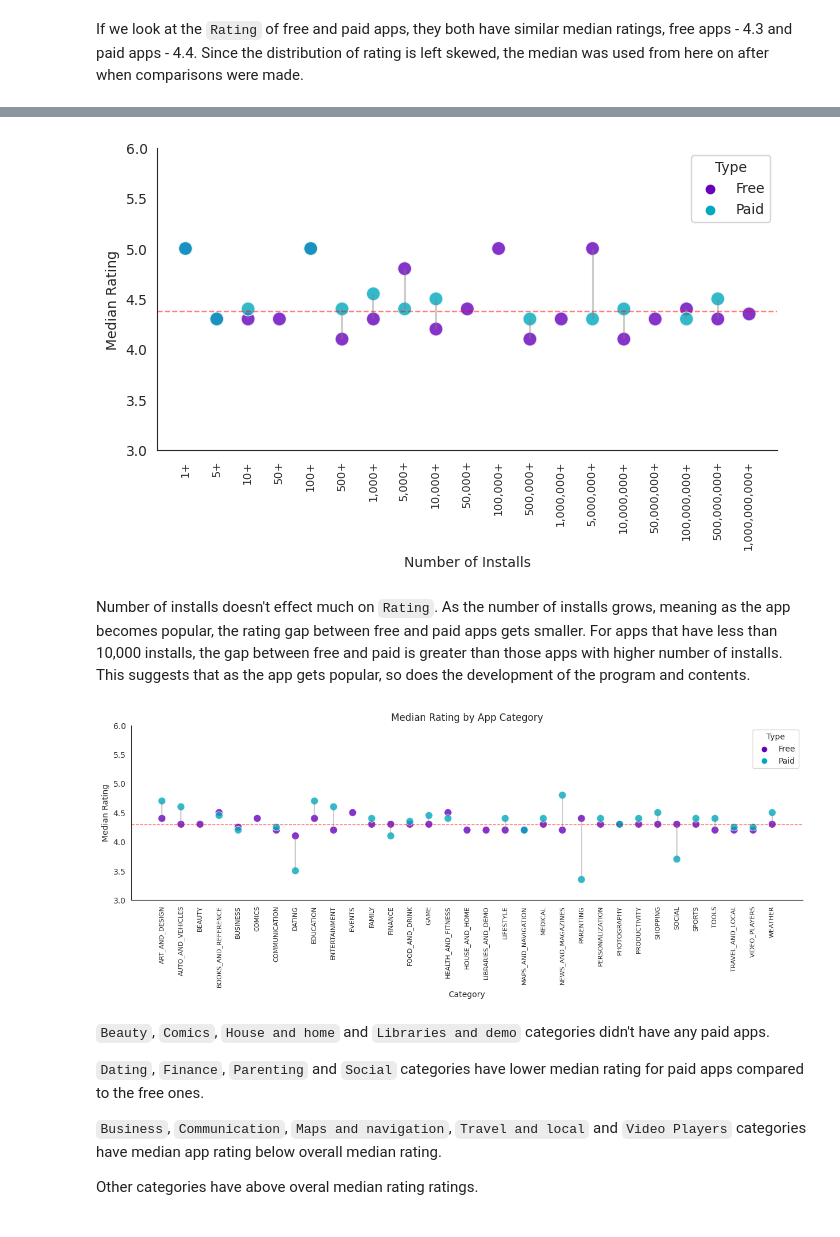
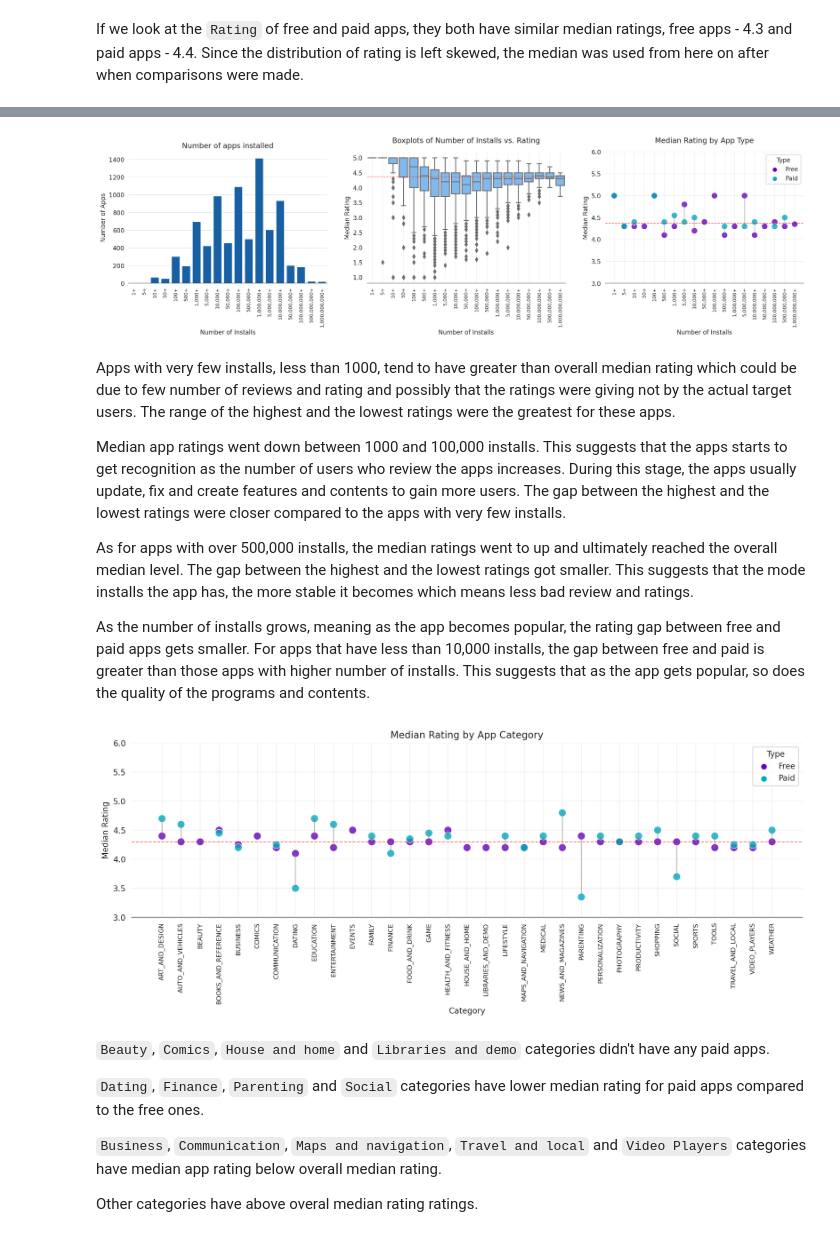
Before and after one commit to uyangas/Visualizations-in-Python, a Jupyter notebook: Google_play_store_app_seaborn.ipynb, the cells around one changed output, grey strips where cells are left out. Cells and saved outputs as stored; diff of their text form; code cells hidden in the pictures.

```diff
--- a/Google_play_store_app_seaborn.ipynb
+++ b/Google_play_store_app_seaborn.ipynb
@@ -167,3 +196,8 @@ Last Updated         0
 Current Ver          8
 Android Ver          2
 dtype: int64
+# %%
+ps = ps[~ps.Rating.isna()].astype({'Rating':'float'})
+# %%
+ps['Size'] = [float(i.strip('k'))/1024 if i.find('k') > 0 else i.strip('M') for i in ps.Size]
+ps['Size'] = ps['Size'].replace('Varies with device',0).astype('float')
@@ -333,11 +367,3 @@ Text(0, 0.5, '')
 [figure]
 # %% [markdown]
 If we look at the `Rating` of free and paid apps, they both have similar median ratings, free apps - 4.3 and paid apps - 4.4. Since the distribution of rating is left skewed, the median was used from here on after when comparisons were made.
-# %%
-ps['Size'] = [float(i.strip('k'))/1024 if i.find('k') > 0 else i.strip('M') for i in ps.Size]
-ps['review_perc'] = ps['Reviews']/ ps['Installs'].str.replace('+',"").str.replace(',',"").astype('int')
-
-bins = [-1, 1.5, 2.5, 3.5, 4.5, np.inf]
-ps['Rating_bin'] = pd.cut(ps['Rating'].fillna(0).astype('float'), bins, labels=['1. <1.5','2. 1.5-2.5','3. 2.5-3.5','4. 3.5-4.5','5. 4.5<'])
-
-ps.head().T
@@ -364,44 +372,81 @@ order_app = ['1+', '5+','10+','50+','100+', '500+','1,000+','5,000+',
              '10,000+','50,000+','100,000+','500,000+','1,000,000+','5,000,000+',
              '10,000,000+', '50,000,000+', '100,000,000+','500,000,000+', '1,000,000,000+']
 
-installs = app_rate.groupby(['Installs','Type']).agg({'Rating':'median'}).reset_index()
+installs = ps.groupby(['Installs','Type']).agg({'Rating':'median'}).reset_index()
 installs_diff = installs.groupby('Installs').agg({'Rating':'max'})
 installs_diff['min'] = installs.groupby('Installs').agg({'Rating':'min'}).Rating
 
-fig, ax = plt.subplots(figsize=(8,4), dpi=100)
+fig, (ax1, ax0, ax) = plt.subplots(1,3, figsize=(20,4), dpi=200)
 sns.scatterplot(x='Installs',
                 y='Rating',
                 data =installs,
                 hue='Type',
                 palette=['#6700BC', '#00A9BD'],
                 s=100,
                 alpha=0.8,
                 ax=ax)
 
 ax.vlines(x=installs_diff.index,
           ymin=installs_diff['min'],
           ymax=installs_diff['Rating'],
           color='grey',
           alpha=0.4)
 
 ax.axhline(installs.Rating.median(), color='red', alpha=0.5, linestyle='--', linewidth=1)
 
 ax.set_xticklabels(order_app,rotation=90, fontsize=8)
 ax.set_xlabel("Number of Installs")
 ax.set_ylabel("Median Rating")
 ax.set_ylim(3,6)
 ax.spines['top'].set_visible(False)
 ax.spines['right'].set_visible(False)
+ax.spines['left'].set_visible(False)
+ax.set_title("Median Rating by App Type", y=1.04)
+ax.yaxis.grid(True, alpha=0.3)
+ax.xaxis.grid(True, alpha=0.3)
+
+sns.boxplot(x='Installs',
+            y='Rating',
+            data=ps,
+            ax=ax0,
+            order=order_app,
+            color='#70BAFF')
+
+ax0.set_xticklabels(order_app, rotation=90, fontsize=8)
+ax0.set_xlabel("Number of Installs")
+ax0.set_ylabel("Median Rating")
+ax0.set_title("Boxplots of Number of Installs vs. Rating", y=1.04)
+ax0.axhline(installs.Rating.median(), color='red', alpha=0.5, linestyle='--', linewidth=1)
+ax0.xaxis.grid(True, alpha=.3)
+ax0.spines['top'].set_visible(False)
+ax0.spines['left'].set_visible(False)
+ax0.spines['right'].set_visible(False)
+
+sns.countplot('Installs', data=ps, ax=ax1, order=order_app, color='#0061BB')
+ax1.set_xticklabels(order_app, rotation=90, fontsize=8)
+ax1.set_title('Number of apps installed')
+ax1.set_xlabel("Number of Installs")
+ax1.set_ylabel('Number of Apps')
+ax1.yaxis.grid(True, alpha=0.5)
+ax1.spines['top'].set_visible(False)
+ax1.spines['left'].set_visible(False)
+ax1.spines['right'].set_visible(False)
 # %% [output]
-[figure, old version]
+[figure, new version]
-# %% [markdown]
-Number of installs doesn't effect much on `Rating`. As the number of installs grows, meaning as the app becomes popular, the rating gap between free and paid apps gets smaller. For apps that have less than 10,000 installs, the gap between free and paid is greater than those apps with higher number of installs. This suggests that as the app gets popular, so does the development of the program and contents.
+# %% [markdown]
+Apps with very few installs, less than 1000, tend to have greater than overall median rating which could be due to few number of reviews and rating and possibly that the ratings were giving not by the actual target users. The range of the highest and the lowest ratings were the greatest for these apps.
+
+Median app ratings went down between 1000 and 100,000 installs. This suggests that the apps starts to get recognition as the number of users who review the apps increases. During this stage, the apps usually update, fix and create features and contents to gain more users. The gap between the highest and the lowest ratings were closer compared to the apps with very few installs.
+
+As for apps with over 500,000 installs, the median ratings went to up and ultimately reached the overall median level. The gap between the highest and the lowest ratings got smaller. This suggests that the mode installs the app has, the more stable it becomes which means less bad review and ratings.
+
+As the number of installs grows, meaning as the app becomes popular, the rating gap between free and paid apps gets smaller. For apps that have less than 10,000 installs, the gap between free and paid is greater than those apps with higher number of installs. This suggests that as the app gets popular, so does the quality of the programs and contents.
 # %%
-cat_rating = app_rate.groupby(['Category','Type']).agg({'Rating':'median'}).reset_index()
+cat_rating = ps.groupby(['Category','Type']).agg({'Rating':'median'}).reset_index()
 cat_rating_diff = cat_rating.groupby('Category').agg({'Rating':'max'})
 cat_rating_diff['min'] = cat_rating.groupby('Category').agg({'Rating':'min'}).Rating
 
-fig, ax = plt.subplots(figsize=(15,4), dpi=100)
+fig, ax = plt.subplots(figsize=(15,4), dpi=200)
 sns.scatterplot(x='Category',
                 y='Rating',
                 data =cat_rating,
@@ -426,8 +471,11 @@ ax.set_title("Median Rating by App Category")
 ax.set_ylim(3,6)
 ax.spines['top'].set_visible(False)
 ax.spines['right'].set_visible(False)
+ax.spines['left'].set_visible(False)
+ax.yaxis.grid(True, alpha=.3)
+ax.xaxis.grid(True, alpha=.3)
 # %% [output]
-[figure, old version]
+[figure, new version]
 # %% [markdown]
 `Beauty`, `Comics`, `House and home` and `Libraries and demo` categories didn't have any paid apps.
 
```
Also changed, not shown: parts of 23 cells of this notebook.
